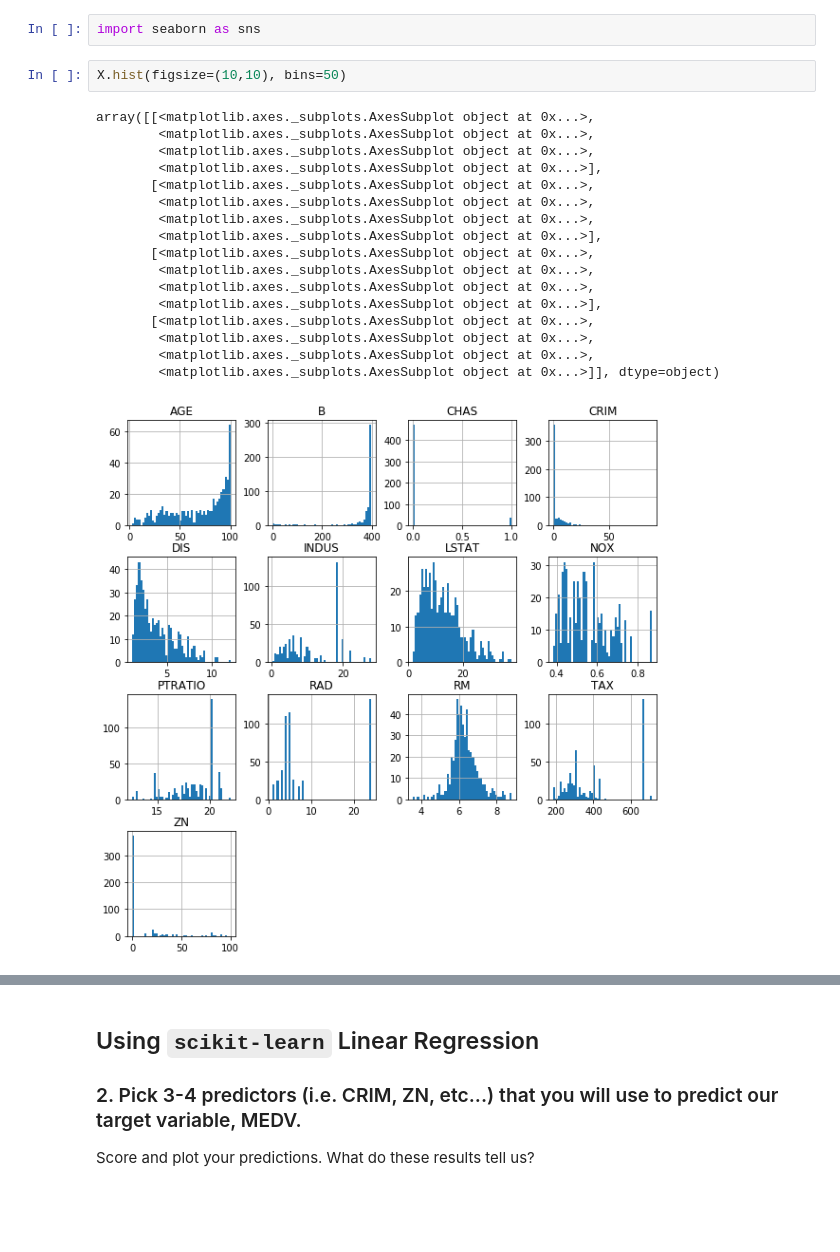
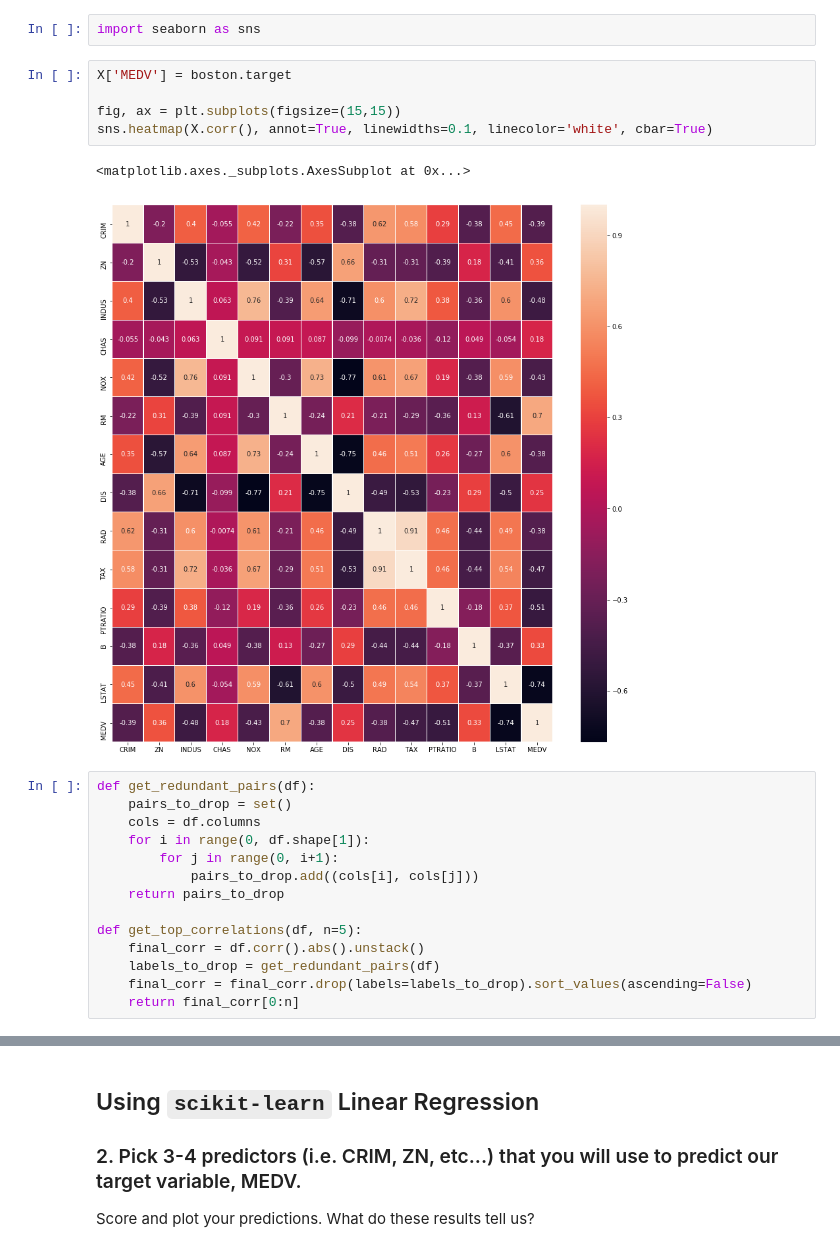
Before and after one commit to WillHTam/data_exercises, a Jupyter notebook: linreg-knn-project.ipynb, the cells around one changed output, grey strips where cells are left out. Drawn from its saved outputs; the diff is of its cells as text; blank space fills up the shorter version.

```diff
--- a/linreg-knn-project.ipynb
+++ b/linreg-knn-project.ipynb
@@ -175,24 +174,26 @@ LSTAT      455
 dtype: int64
 # %%
 import seaborn as sns
-# %%
-X.hist(figsize=(10,10), bins=50)
-# %% [output]
-array([[<matplotlib.axes._subplots.AxesSubplot object at 0x...>,
-        <matplotlib.axes._subplots.AxesSubplot object at 0x...>,
-        <matplotlib.axes._subplots.AxesSubplot object at 0x...>,
-        <matplotlib.axes._subplots.AxesSubplot object at 0x...>],
-       [<matplotlib.axes._subplots.AxesSubplot object at 0x...>,
-        <matplotlib.axes._subplots.AxesSubplot object at 0x...>,
-        <matplotlib.axes._subplots.AxesSubplot object at 0x...>,
-        <matplotlib.axes._subplots.AxesSubplot object at 0x...>],
-       [<matplotlib.axes._subplots.AxesSubplot object at 0x...>,
-        <matplotlib.axes._subplots.AxesSubplot object at 0x...>,
-        <matplotlib.axes._subplots.AxesSubplot object at 0x...>,
-        <matplotlib.axes._subplots.AxesSubplot object at 0x...>],
-       [<matplotlib.axes._subplots.AxesSubplot object at 0x...>,
-        <matplotlib.axes._subplots.AxesSubplot object at 0x...>,
-        <matplotlib.axes._subplots.AxesSubplot object at 0x...>,
-        <matplotlib.axes._subplots.AxesSubplot object at 0x...>]], dtype=object)
-[figure, removed]
+# %%
+X['MEDV'] = boston.target
+
+fig, ax = plt.subplots(figsize=(15,15))
+sns.heatmap(X.corr(), annot=True, linewidths=0.1, linecolor='white', cbar=True)
+# %% [output]
+<matplotlib.axes._subplots.AxesSubplot at 0x...>
+[figure, added]
+# %%
+def get_redundant_pairs(df):
+    pairs_to_drop = set()
+    cols = df.columns
+    for i in range(0, df.shape[1]):
+        for j in range(0, i+1):
+            pairs_to_drop.add((cols[i], cols[j]))
+    return pairs_to_drop
+
+def get_top_correlations(df, n=5):
+    final_corr = df.corr().abs().unstack()
+    labels_to_drop = get_redundant_pairs(df)
+    final_corr = final_corr.drop(labels=labels_to_drop).sort_values(ascending=False)
+    return final_corr[0:n]
 # %%
```
Also changed, not shown: parts of 32 cells of this notebook.
